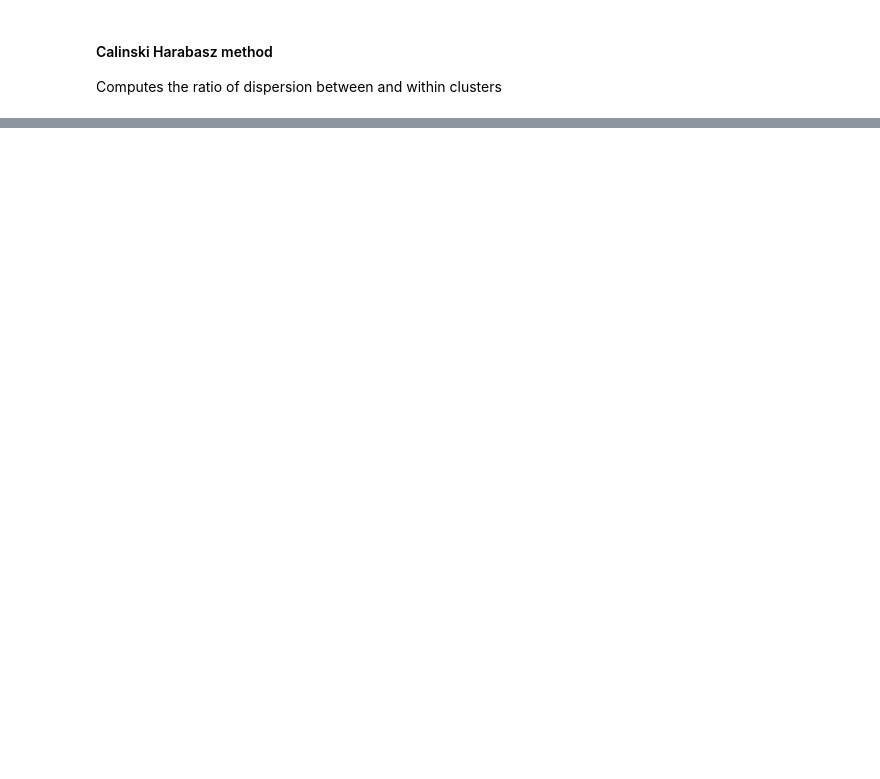
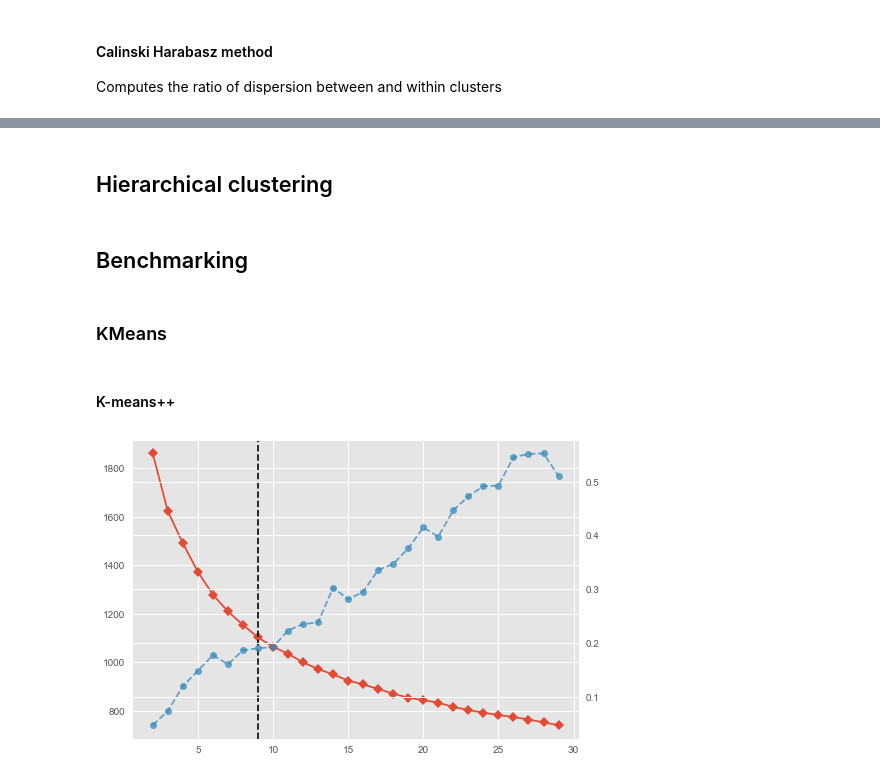
Before and after one commit to imarcosenciso/movie-suggester, a Jupyter notebook: algorithms_limpio.ipynb, the cells around one changed output, grey strips where cells are left out. Drawn from its saved outputs; the diff is of its cells as text; code cells hidden in the pictures; blank space fills up the shorter version.

```diff
--- a/algorithms_limpio.ipynb
+++ b/algorithms_limpio.ipynb
@@ -411,0 +158,4 @@ plt.title('Davies Bouldin score vs. K');
+# %% [markdown]
+## Hierarchical clustering
+# %% [markdown]
+## Benchmarking
@@ -411,0 +168,2 @@ plt.title('Davies Bouldin score vs. K');
+# %% [markdown]
+### KMeans
@@ -411,0 +182,25 @@ plt.title('Davies Bouldin score vs. K');
+# %%
+# Function to obtain K approximation.
+
+def calculate_elbow(model, data):
+    visualizer = KElbowVisualizer(
+        model_2,
+        k=(2,30),                   # k is range of number of clusters.
+        timings=True
+    )
+
+    visualizer.fit(data)            # Fit the data to the visualizer
+
+    return visualizer.elbow_value_
+
+def calculate_silhouette(model, data):
+    visualizer = KElbowVisualizer(
+        model_2,
+        k=(7,30),                   # k is range of number of clusters.
+        metric = 'silhouette',      # 2nd method to approximate K.
+        timings=True
+    )
+
+    visualizer.fit(data)            # Fit the data to the visualizer
+
+    return visualizer.elbow_value_
@@ -411,0 +246,22 @@ plt.title('Davies Bouldin score vs. K');
+# %% [markdown]
+#### K-means++
+# %%
+# We'll start with k-means++ initialization method (default method)
+model = KMeans(
+    init='k-means++',
+    algorithm='elkan'
+)
+
+model.n_clusters = calculate_elbow(model, df_movies)
+
+d = {
+    'Initialization' : model.init,
+    'K-approximation method' : 'elbow',
+    'Number of clusters' : model.n_clusters
+}
+
+results = {**d, **benchmark_k_means(model, df_movies) } # Merges the 2 dictionaries.
+
+df_kmeans = df_kmeans.append(results, ignore_index=True)
+# %% [output]
+[figure, added]
```
Also changed, not shown: parts of 65 cells of this notebook.
